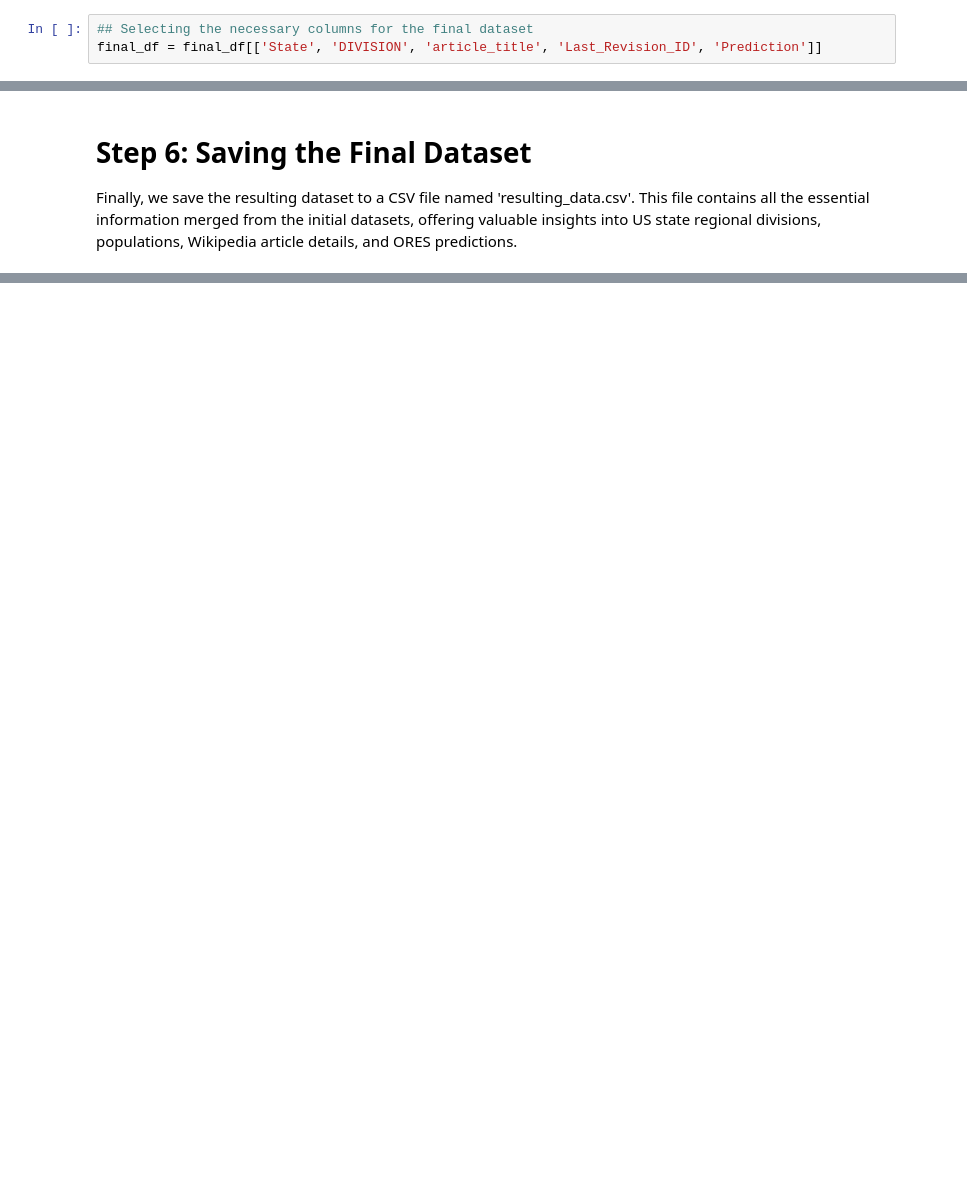
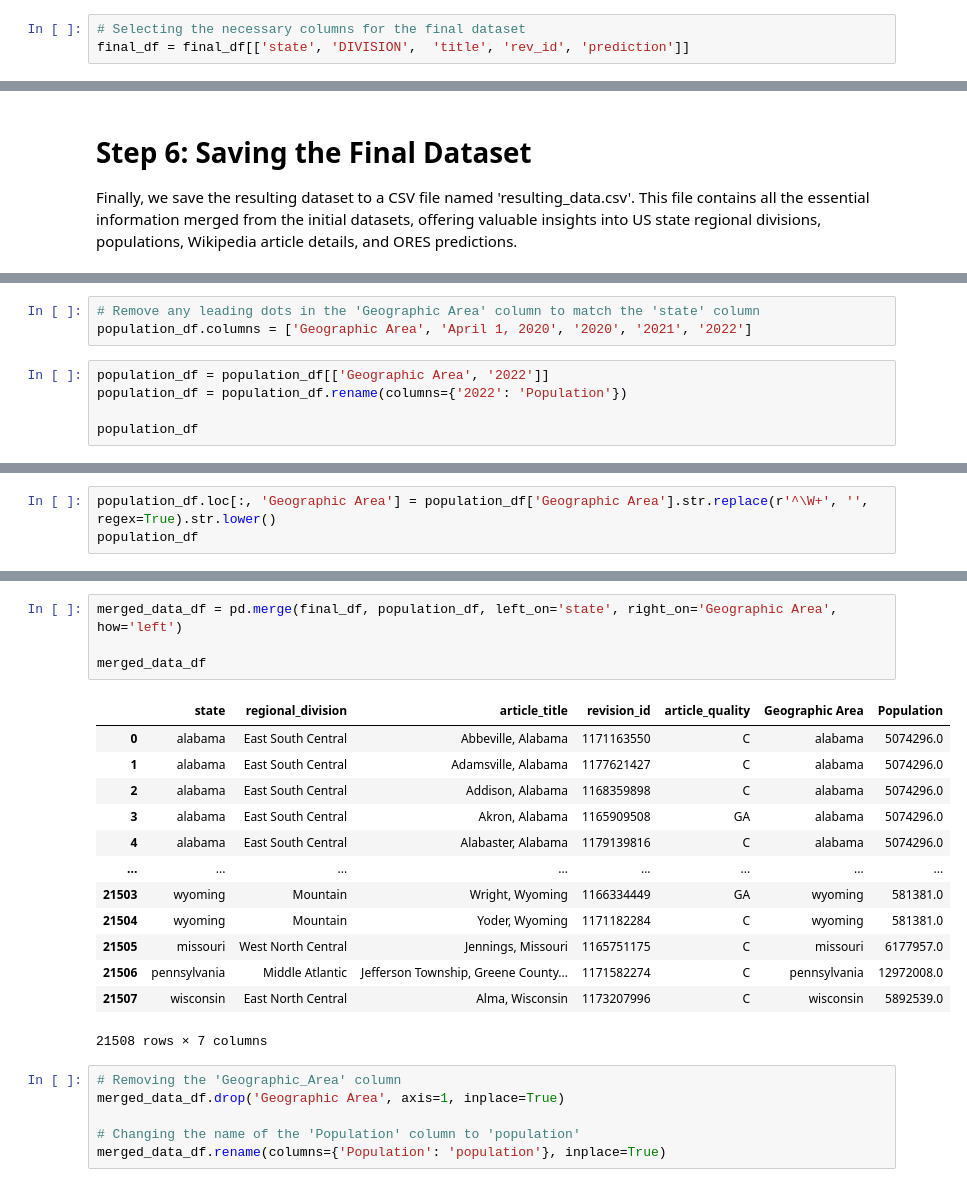
Before and after one commit to Ishank09/data-512-homework_2, a Jupyter notebook: src/data_merge.ipynb, the cells around one changed output, grey strips where cells are left out. Saved outputs shown, nothing was run; the diff lists cells and outputs as text; blank space fills up the shorter version.

```diff
--- a/src/data_merge.ipynb
+++ b/src/data_merge.ipynb
@@ -36,8 +147,8 @@ final_df = pd.merge(merged_df, regions_df, left_on='State', right_on='STATE', ho
 # Step 4: Selecting the Required Columns
 To streamline the dataset, we select only the necessary columns, including 'State', 'DIVISION', 'article_title', 'Last_Revision_ID', and 'Prediction'. This ensures that the resulting dataset remains focused on the essential information for further analysis.
 # %%
-## Selecting the necessary columns for the final dataset
-final_df = final_df[['State', 'DIVISION', 'article_title', 'Last_Revision_ID', 'Prediction']]
+# Selecting the necessary columns for the final dataset
+final_df = final_df[['state', 'DIVISION',  'title', 'rev_id', 'prediction']]
 # %% [markdown]
 # Step 5: Renaming the Columns
 To improve the readability of the final dataset, we rename the columns to more intuitive and descriptive names, providing a clearer understanding of the data contained within the dataset.
@@ -55,0 +196,8 @@ final_df.head()
+# %%
+# Remove any leading dots in the 'Geographic Area' column to match the 'state' column
+population_df.columns = ['Geographic Area', 'April 1, 2020', '2020', '2021', '2022']
+# %%
+population_df = population_df[['Geographic Area', '2022']]
+population_df = population_df.rename(columns={'2022': 'Population'})
+
+population_df
@@ -55,0 +222,3 @@ final_df.head()
+# %%
+population_df.loc[:, 'Geographic Area'] = population_df['Geographic Area'].str.replace(r'^\W+', '', regex=True).str.lower()
+population_df
@@ -55,0 +243,24 @@ final_df.head()
+# %%
+merged_data_df = pd.merge(final_df, population_df, left_on='state', right_on='Geographic Area', how='left')
+
+merged_data_df
+# %% [output]
+|  | state | regional_division | article_title | revision_id | article_quality | Geographic Area | Population |
+| 0 | alabama | East South Central | Abbeville, Alabama | 1171163550 | C | alabama | 5074296.0 |
+| 1 | alabama | East South Central | Adamsville, Alabama | 1177621427 | C | alabama | 5074296.0 |
+| 2 | alabama | East South Central | Addison, Alabama | 1168359898 | C | alabama | 5074296.0 |
+| 3 | alabama | East South Central | Akron, Alabama | 1165909508 | GA | alabama | 5074296.0 |
+| 4 | alabama | East South Central | Alabaster, Alabama | 1179139816 | C | alabama | 5074296.0 |
+| ... | ... | ... | ... | ... | ... | ... | ... |
+| 21503 | wyoming | Mountain | Wright, Wyoming | 1166334449 | GA | wyoming | 581381.0 |
+| 21504 | wyoming | Mountain | Yoder, Wyoming | 1171182284 | C | wyoming | 581381.0 |
+| 21505 | missouri | West North Central | Jennings, Missouri | 1165751175 | C | missouri | 6177957.0 |
+| 21506 | pennsylvania | Middle Atlantic | Jefferson Township, Greene County... | 1171582274 | C | pennsylvania | 12972008.0 |
+| 21507 | wisconsin | East North Central | Alma, Wisconsin | 1173207996 | C | wisconsin | 5892539.0 |
+21508 rows × 7 columns
+# %%
+# Removing the 'Geographic_Area' column
+merged_data_df.drop('Geographic Area', axis=1, inplace=True)
+
+# Changing the name of the 'Population' column to 'population'
+merged_data_df.rename(columns={'Population': 'population'}, inplace=True)
```
Also changed, not shown: parts of 13 cells of this notebook, 6 other files.
